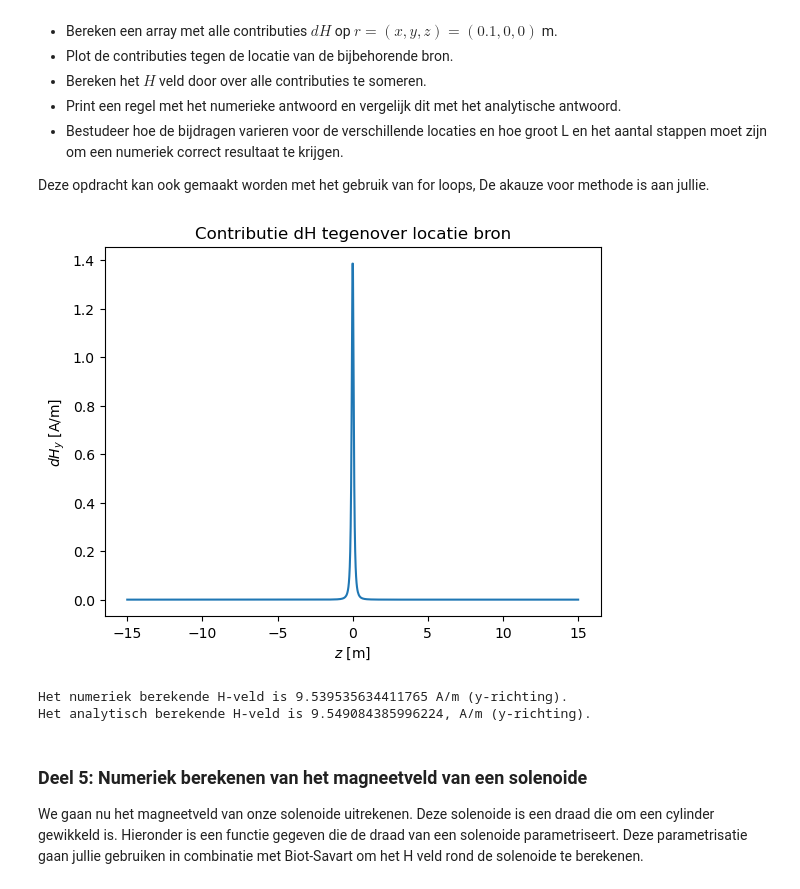
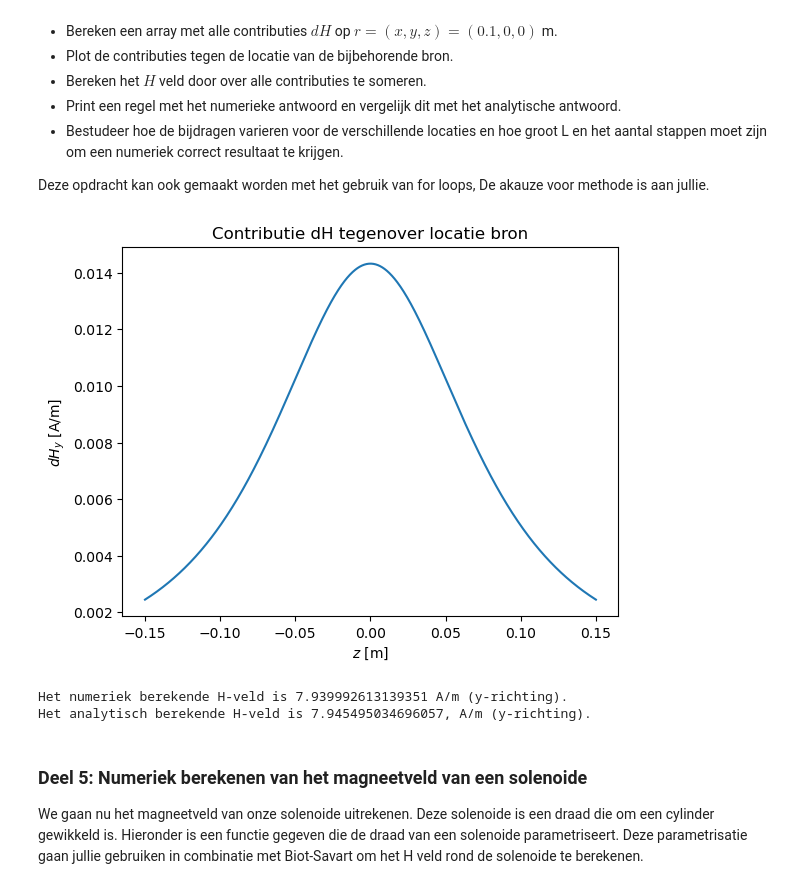
Before and after one commit to emmajuledrent/opdrachten-DEF-D, a Jupyter notebook: DigitaleOntwerpopdrachten/2KrachtactuatorOpdracht/KrachtactuatorOpdracht (1).ipynb, the cells around one changed output. Saved outputs shown, nothing was run; the diff lists cells and outputs as text; code cells hidden in the pictures.

```diff
--- a/DigitaleOntwerpopdrachten/2KrachtactuatorOpdracht/KrachtactuatorOpdracht (1).ipynb
+++ b/DigitaleOntwerpopdrachten/2KrachtactuatorOpdracht/KrachtactuatorOpdracht (1).ipynb
@@ -480,42 +480,42 @@ Deze opdracht kan ook gemaakt worden met het gebruik van for loops, De akauze vo
 # %%
 # Code om contributies dH op r = (0.1,0,0) te bepalen:
 stapgrootte = 1000  # Hoevaak dH wordt bepaald over dl.
-L_draad_var = 30
+L_draad_var = 0.3
 
 r_punt = np.full((stapgrootte, 3), [0.1, 0, 0])  # positie van het te bestuderen punt, maar in een array van lengte 64 omdat we 64x dH bepalen.
 z_lijn = np.linspace(-L_draad_var/2, L_draad_var/2, stapgrootte) # z-coordinaten van punten op de lijn.
 r_bron = np.column_stack([np.zeros(stapgrootte), np.zeros(stapgrootte), z_lijn])  # alle punten die zich op de lijn op de z-as bevinden.
 dl = np.array([0, 0, L_draad_var/stapgrootte])
 
 dH_lijst = []
 for i in range(stapgrootte):
     dH_lijst.append(field_current_element(r_punt[i], r_bron[i], dl))    # gebruiken van eerdere functie om de contributies dH te weergeven in een array.
 dH_r_punt = np.array(dH_lijst)
 
 
 # Plotten van contributie dH vs r_bron, oftewel de z-coordinaat:
 plt.figure()
 plt.plot(z_lijn, dH_r_punt[:,1])    # Veld staat enkel in de y-richting, dus enkel geinteresseerd in dH_y.
 plt.xlabel("$z$ [m]")
 plt.ylabel("$dH_y$ [A/m]")
 plt.title("Contributie dH tegenover locatie bron")
 plt.show()
 
 
 # Sommeren om tot H-veld te komen:
 H_num = np.sum(dH_r_punt, axis=0 )
 print(f"Het numeriek berekende H-veld is {H_num[1]} A/m (y-richting).")
 
 
 # Analytisch berekenen van het veld:
 a = L_draad_var/2
 x = 0.1
 H_ana = (I / (4*np.pi*x)) * ( (a/np.sqrt(a**2 + x**2)) - (-a/np.sqrt(a**2 + x**2)) )
 print(f"Het analytisch berekende H-veld is {H_ana}, A/m (y-richting).")
 # %% [output]
-[figure, old version]
+[figure, new version]
-Het numeriek berekende H-veld is 9.539535634411765 A/m (y-richting).
-Het analytisch berekende H-veld is 9.549084385996224, A/m (y-richting).
+Het numeriek berekende H-veld is 7.939992613139351 A/m (y-richting).
+Het analytisch berekende H-veld is 7.945495034696057, A/m (y-richting).
 # %% [markdown]
 ### Deel 5: Numeriek berekenen van het magneetveld van een solenoide
 
```
Also changed, not shown: parts of 3 cells of this notebook.
